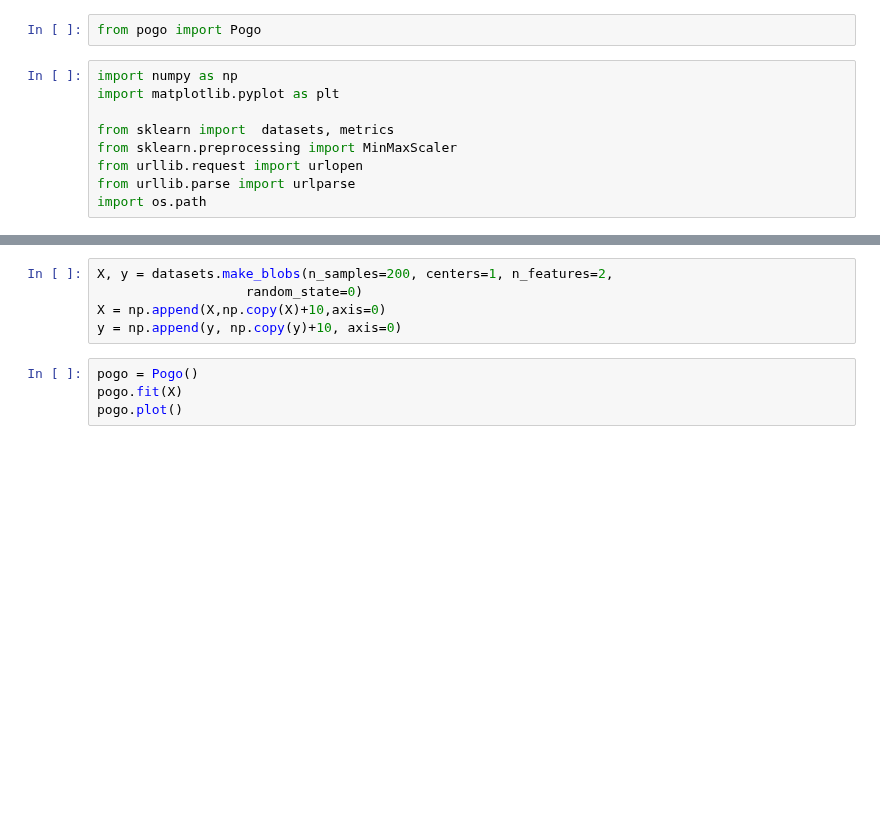
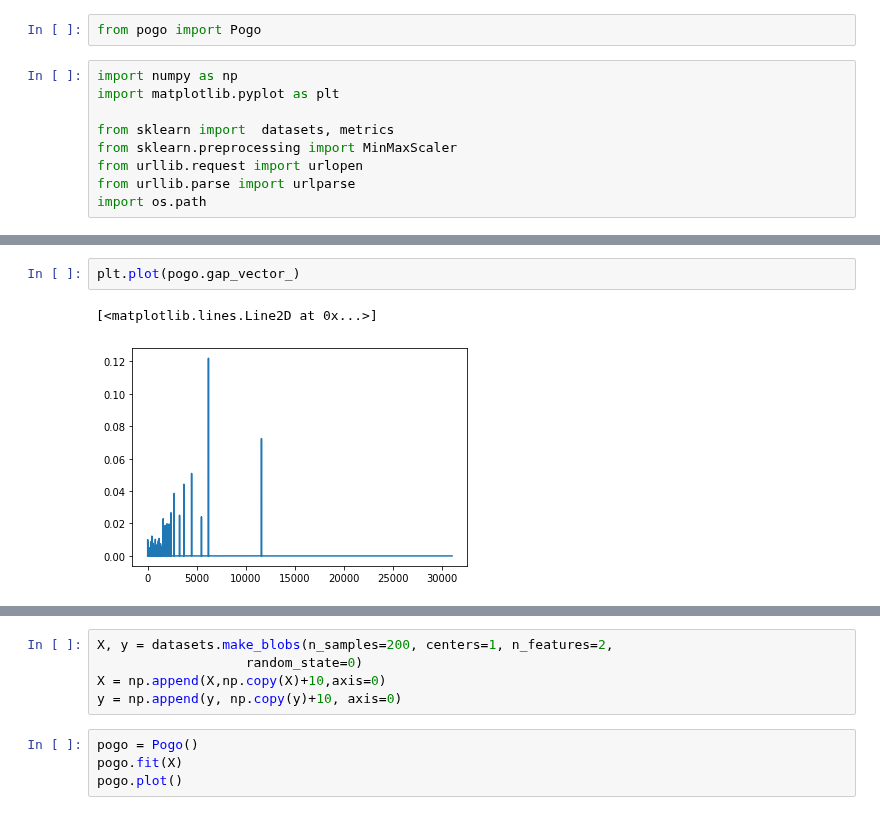
Before and after one commit to gabrielkassjohnson/parameter-free-topological-clustering, a Jupyter notebook: pogo-test-sets.ipynb, the cells around one changed output, grey strips where cells are left out. Drawn from its saved outputs; the diff is of its cells as text; blank space fills up the shorter version.

```diff
--- a/pogo-test-sets.ipynb
+++ b/pogo-test-sets.ipynb
@@ -11,0 +24,5 @@ import os.path
+# %%
+plt.plot(pogo.gap_vector_)
+# %% [output]
+[<matplotlib.lines.Line2D at 0x...>]
+[figure, added]
```
Also changed, not shown: parts of 103 cells of this notebook, 1 other file.
